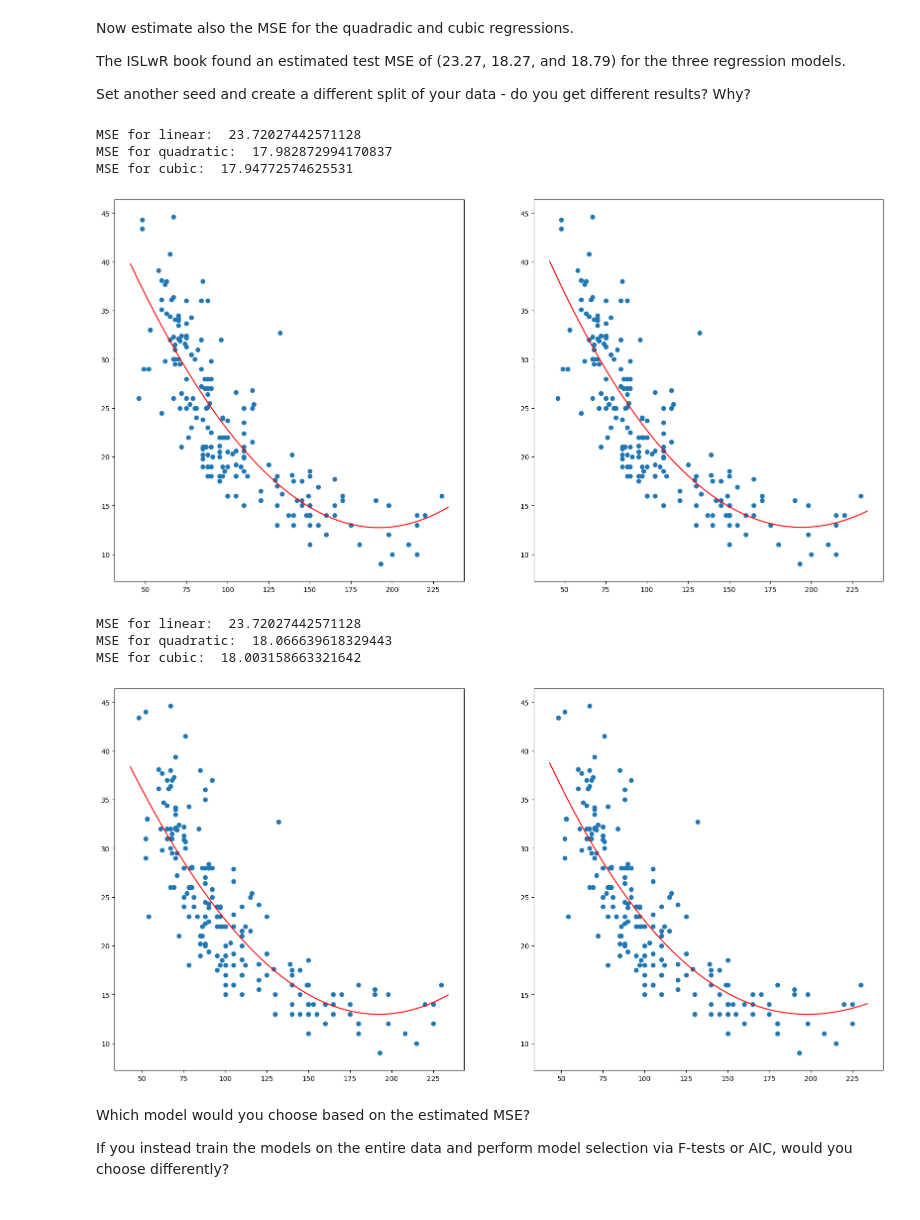
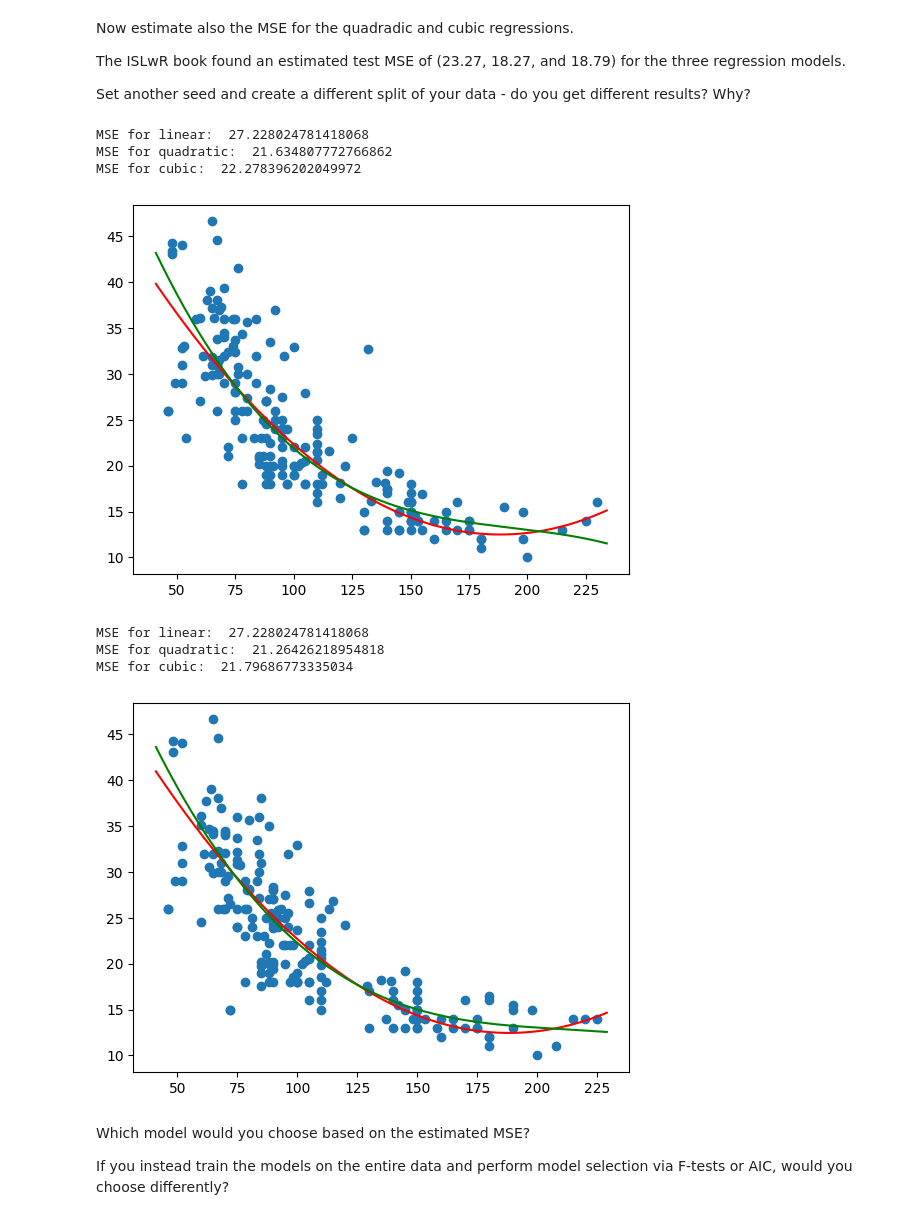
Before and after one commit to TheColorman/ITU, a Jupyter notebook: MALEA/3.1/Exercises5.ipynb, the cells around one changed output. Saved outputs shown, nothing was run; the diff lists cells and outputs as text; code cells hidden in the pictures.

```diff
--- a/MALEA/3.1/Exercises5.ipynb
+++ b/MALEA/3.1/Exercises5.ipynb
@@ -48,9 +49,10 @@ Auto.head()
 *It is recommended that you set a random seed, so that any results based on randomness are recreated whenever you run the notebook.*
 # %%
 ## Set seed!
-seed = 4
-np.random.seed(seed)
-random.seed(seed)
+def reseed(seed):
+    np.random.seed(seed)
+    random.seed(seed)
+reseed(1337)
 # %% [markdown]
 ## The validation set approach
 
@@ -94,6 +96,6 @@ Compute the MSE on the 196 observations that are the validation set.
 # %%
 Y = df_test['mpg']
 Y_hat = res.predict(df_test['horsepower'])
-MSE = np.mean((Y - Y_hat)**2)
-print("MSE: ", MSE)
+MSE = mean_squared_error(Y, Y_hat)
+print(f"MSE: {MSE}")
 # %% [output]
@@ -112,39 +114,36 @@ The ISLwR book found an estimated test MSE of (23.27, 18.27, and 18.79) for the
 
 Set another seed and create a different split of your data - do you get different results? Why?
 # %%
-def train():
-    quad = smf.ols("mpg ~ horsepower + I(horsepower**2)", data=df_train)
-    res_quad = quad.fit()
-    quad_MSE = np.mean((Y - res_quad.predict(df_test['horsepower']))**2)
-    cube = smf.ols("mpg ~ horsepower + I(horsepower**2) + I(horsepower**3)", data=df_train)
-    res_cube = cube.fit()
-    cube_MSE = np.mean((Y - res_cube.predict(df_test['horsepower']))**2)
+def train_print(df_train, df_test):
+    Y = df_test['mpg']
+
+    quad = smf.ols("mpg ~ horsepower + I(horsepower**2)", data=df_train).fit()
+    quad_MSE = mean_squared_error(Y, quad.predict(df_test['horsepower']))
+    cube = smf.ols("mpg ~ horsepower + I(horsepower**2) + I(horsepower**3)", data=df_train).fit()
+    cube_MSE = mean_squared_error(Y, cube.predict(df_test['horsepower']))
 
     print("MSE for linear: ", MSE)
     print("MSE for quadratic: ", quad_MSE)
     print("MSE for cubic: ", cube_MSE)
-    fig, ax = plt.subplots(1, 2, figsize=(20, 10))
-    ax[0].scatter(x=df_test['horsepower'], y=df_test['mpg'])
-    ax[1].scatter(x=df_test['horsepower'], y=df_test['mpg'])
+    plt.scatter(x=df_test['horsepower'], y=df_test['mpg'])
     x = np.arange(df_test['horsepower'].min()-5, df_test['horsepower'].max()+5)
-    ax[0].plot(x, res_quad.params.Intercept + res_quad.params.horsepower * x + res_quad.params['I(horsepower ** 2)']*x**2, color='red')
-    ax[1].plot(x, res_cube.params.Intercept + res_cube.params.horsepower * x + res_cube.params['I(horsepower ** 2)']*x**2 + res_cube.params['I(horsepower ** 3)']*x**3, color='red')
+    plt.plot(x, quad.params.Intercept + quad.params.horsepower * x + quad.params['I(horsepower ** 2)']*x**2, color='red')
+    plt.plot(x, cube.params.Intercept + cube.params.horsepower * x + cube.params['I(horsepower ** 2)']*x**2 + cube.params['I(horsepower ** 3)']*x**3, color='green')
     plt.show()
 
-train()
-np.random.seed(9876)
-random.seed(9876)
+train_print(df_train, df_test)
+reseed(8080)
 df_train, df_test = split_data()
-train()
+train_print(df_train, df_test)
 # %% [output]
-MSE for linear:  23.72027442571128
-MSE for quadratic:  17.982872994170837
-MSE for cubic:  17.94772574625531
+MSE for linear:  27.228024781418068
+MSE for quadratic:  21.634807772766862
+MSE for cubic:  22.278396202049972
-[figure, old version]
+[figure, new version]
-MSE for linear:  23.72027442571128
-MSE for quadratic:  18.066639618329443
-MSE for cubic:  18.003158663321642
+MSE for linear:  27.228024781418068
+MSE for quadratic:  21.26426218954818
+MSE for cubic:  21.79686773335034
-[figure, old version]
+[figure, new version]
 # %% [markdown]
 Which model would you choose based on the estimated MSE?
 
```
Also changed, not shown: parts of 9 cells of this notebook.
